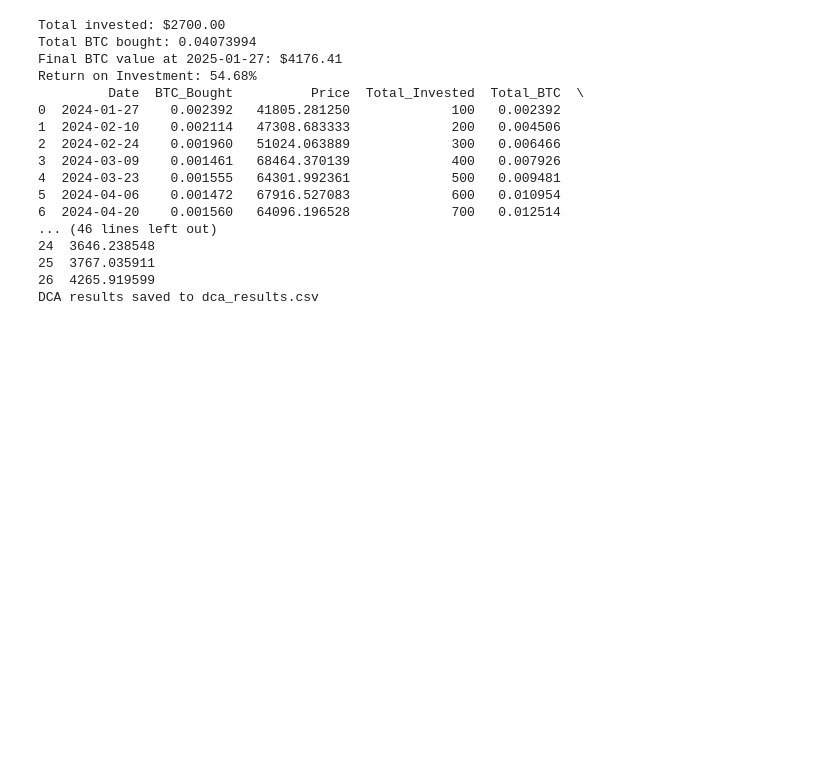
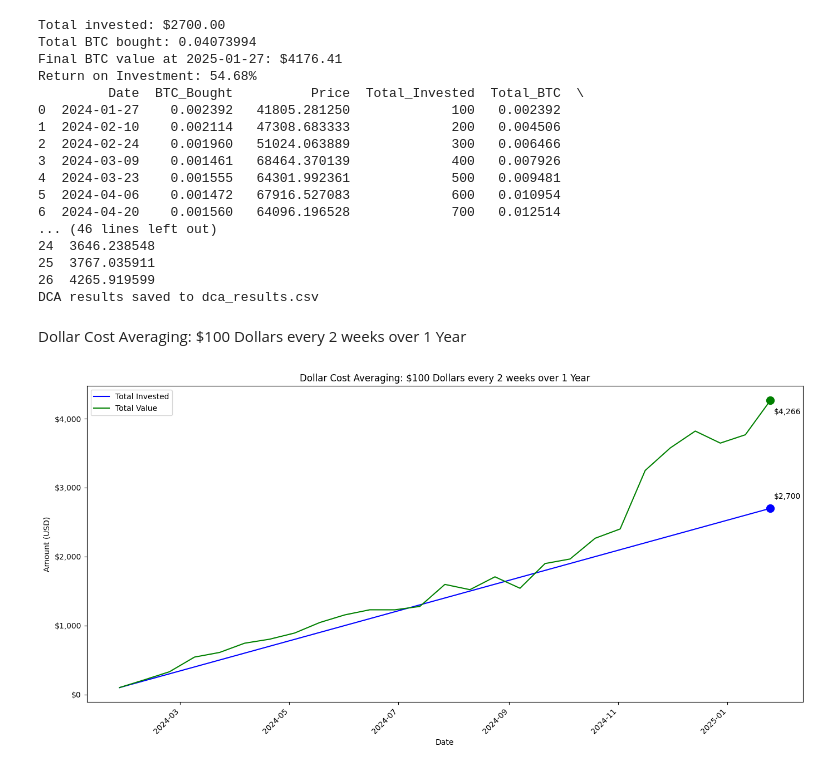
Before and after one commit to 00xJS/dca-analysis, a Jupyter notebook: btc.ipynb, the cells around one changed output. Drawn from its saved outputs; the diff is of its cells as text; code cells hidden in the pictures; blank space fills up the shorter version.

Commit message:
Added visuals to notebook vs using tableau

```diff
--- a/btc.ipynb
+++ b/btc.ipynb
@@ -113,3 +113,58 @@ Return on Investment: 54.68%
 25  3767.035911
 26  4265.919599
 DCA results saved to dca_results.csv
+# %% [markdown]
+Dollar Cost Averaging: $100 Dollars every 2 weeks over 1 Year
+# %%
+import pandas as pd
+import matplotlib.pyplot as plt
+
+# Load your CSV file
+df = pd.read_csv('1year-dca.csv')
+df['Date'] = pd.to_datetime(df['Date'])  # Convert 'Date' to datetime if not already
+
+# Create the plot
+plt.figure(figsize=(14, 7))
+
+# Plot Total_Invested and Total_Value
+plt.plot(df['Date'], df['Total_Invested'], label='Total Invested', color='blue')
+plt.plot(df['Date'], df['Total_Value'], label='Total Value', color='green')
+
+# Add labels and title
+plt.title('Dollar Cost Averaging: $100 Dollars every 2 weeks over 1 Year')
+plt.xlabel('Date')
+plt.ylabel('Amount (USD)')
+plt.legend()
+
+# Format y-axis to show currency
+plt.gca().yaxis.set_major_formatter(plt.FuncFormatter(lambda x, p: f'${x:,.0f}'))
+
+# Rotate x-axis labels for better readability if dates are close together
+plt.xticks(rotation=45, ha='right')
+
+# Add markers and annotations at the end points
+last_date = df['Date'].iloc[-1]
+last_invested = df['Total_Invested'].iloc[-1]
+last_value = df['Total_Value'].iloc[-1]
+
+# Add markers
+plt.plot(last_date, last_invested, 'bo', markersize=10)  # Blue dot for Total Invested
+plt.plot(last_date, last_value, 'go', markersize=10)    # Green dot for Total Value
+
+# Annotation for Total Invested
+plt.annotate(f'${last_invested:,.0f}',
+             xy=(last_date, last_invested),
+             xytext=(5, 10), textcoords='offset points',
+             ha='left', va='bottom')
+
+# Annotation for Total Value
+plt.annotate(f'${last_value:,.0f}',
+             xy=(last_date, last_value),
+             xytext=(5, -10), textcoords='offset points',
+             ha='left', va='top')
+
+# Adjust the plot layout
+plt.tight_layout()
+plt.show()
+# %% [output]
+[figure, added]
```
Also changed, not shown: parts of 4 cells of this notebook.
